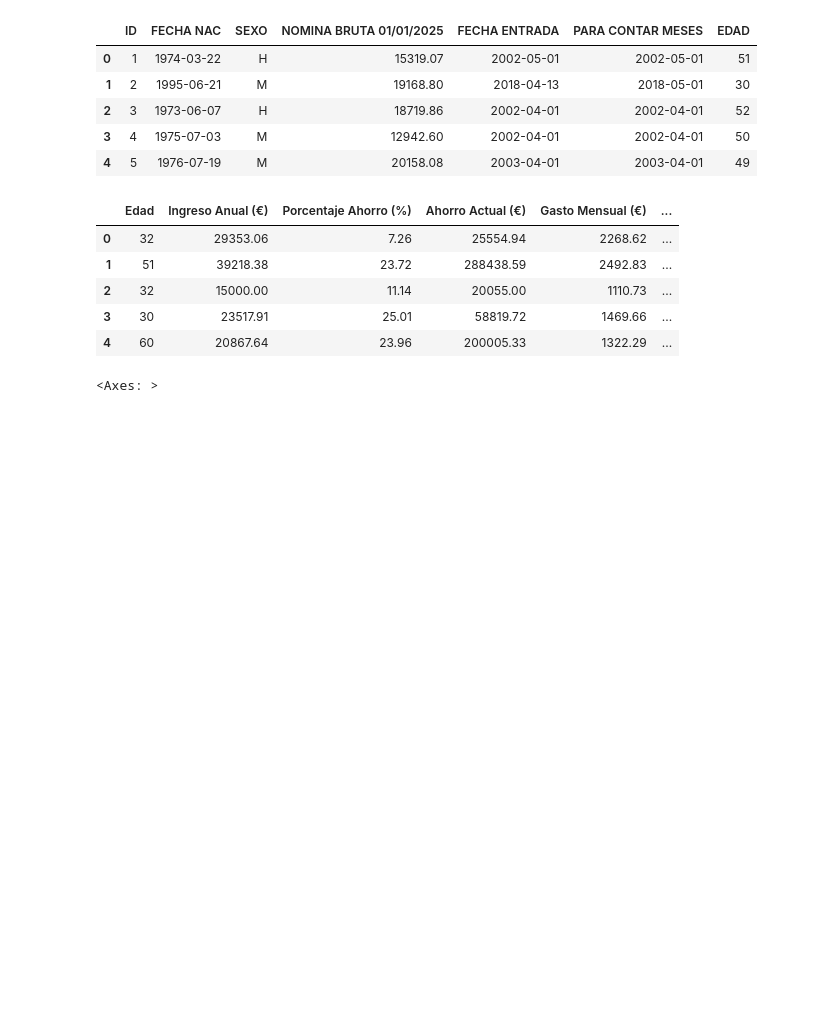
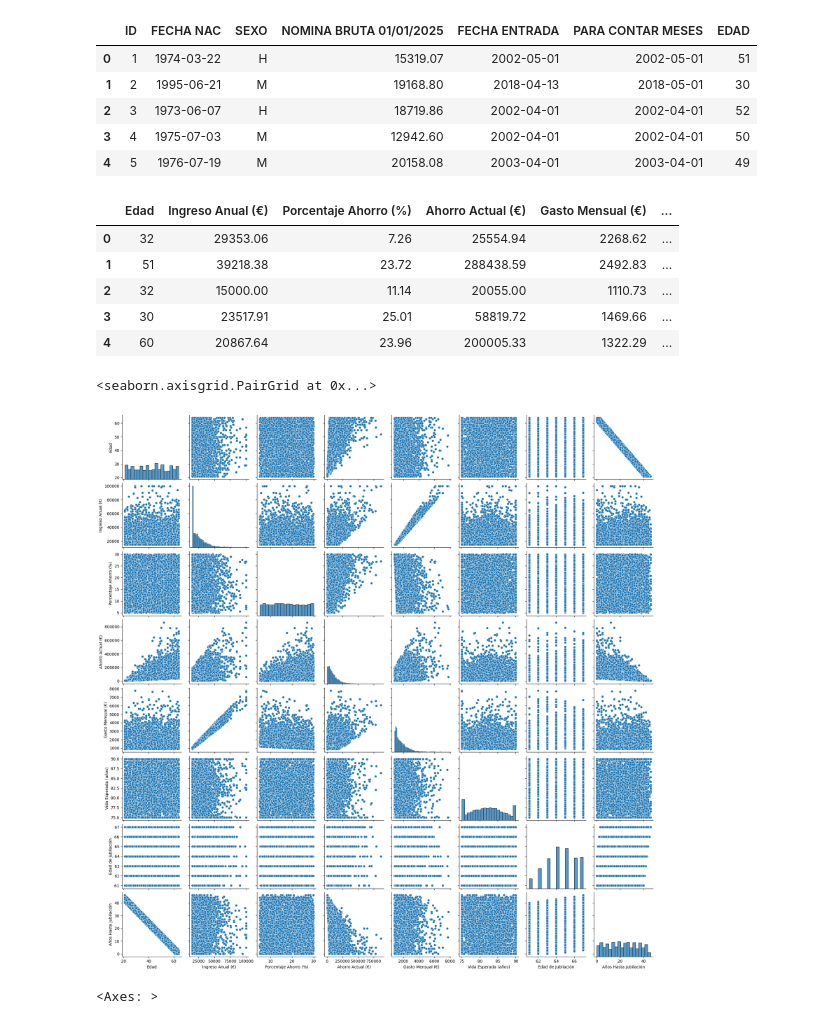
Before and after one commit to ortegafer/reto07_verde_oscuro, a Jupyter notebook: notebooks/Data Mining/limpieza_data_mining.ipynb, the cells around one changed output. Drawn from its saved outputs; the diff is of its cells as text; code cells hidden in the pictures; blank space fills up the shorter version.

```diff
--- a/notebooks/Data Mining/limpieza_data_mining.ipynb
+++ b/notebooks/Data Mining/limpieza_data_mining.ipynb
@@ -32,6 +40,11 @@ df2.head()
 | 2 | 32 | 15000.00 | 11.14 | 20055.00 | 1110.73 | ... |
 | 3 | 30 | 23517.91 | 25.01 | 58819.72 | 1469.66 | ... |
 | 4 | 60 | 20867.64 | 23.96 | 200005.33 | 1322.29 | ... |
+# %%
+sns.pairplot(df2)
+# %% [output]
+<seaborn.axisgrid.PairGrid at 0x...>
+[figure, added]
 # %%
 sns.heatmap(df2.corr(), annot=True)
 # %% [output]
```
Also changed, not shown: parts of 10 cells of this notebook, 1 other file.
